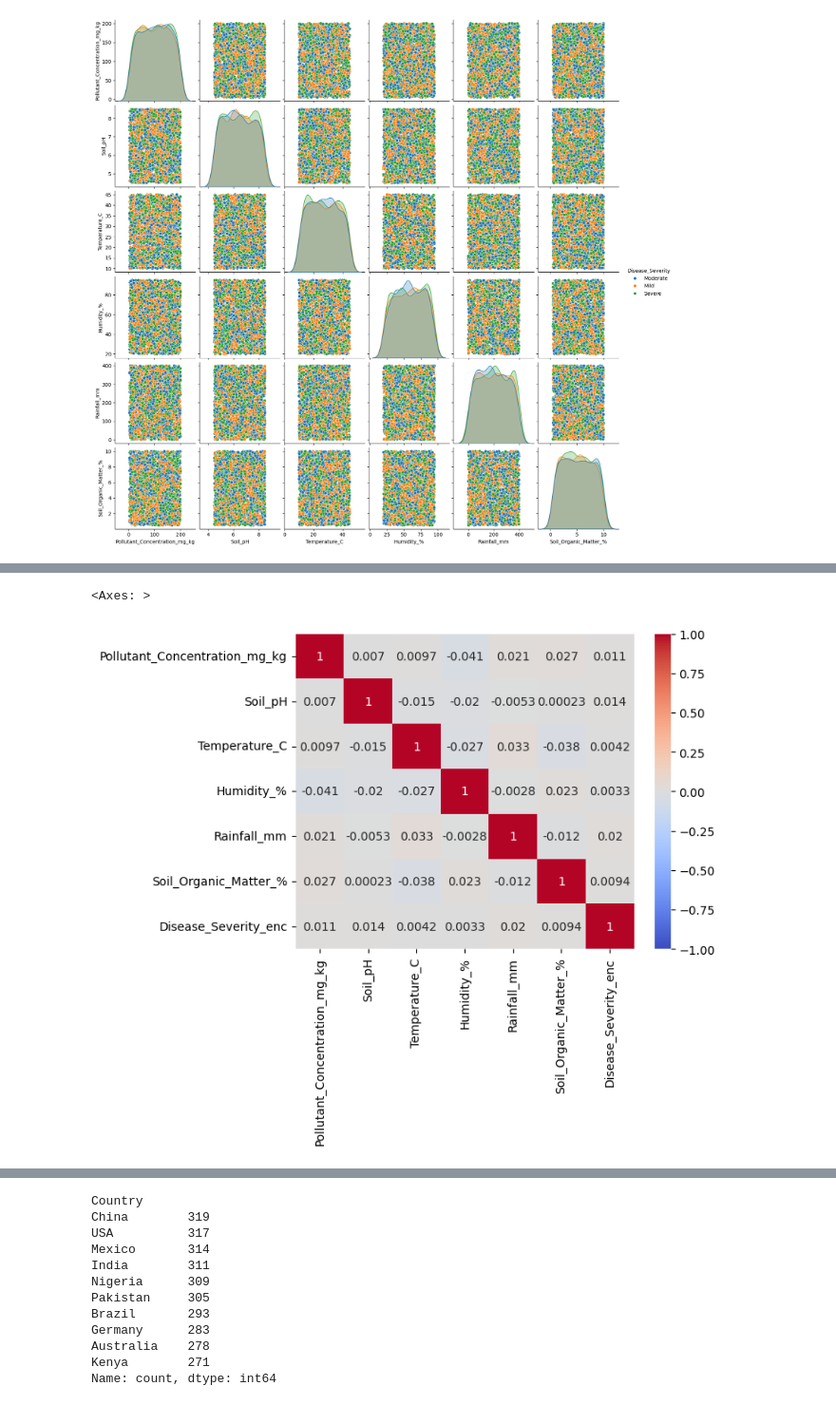
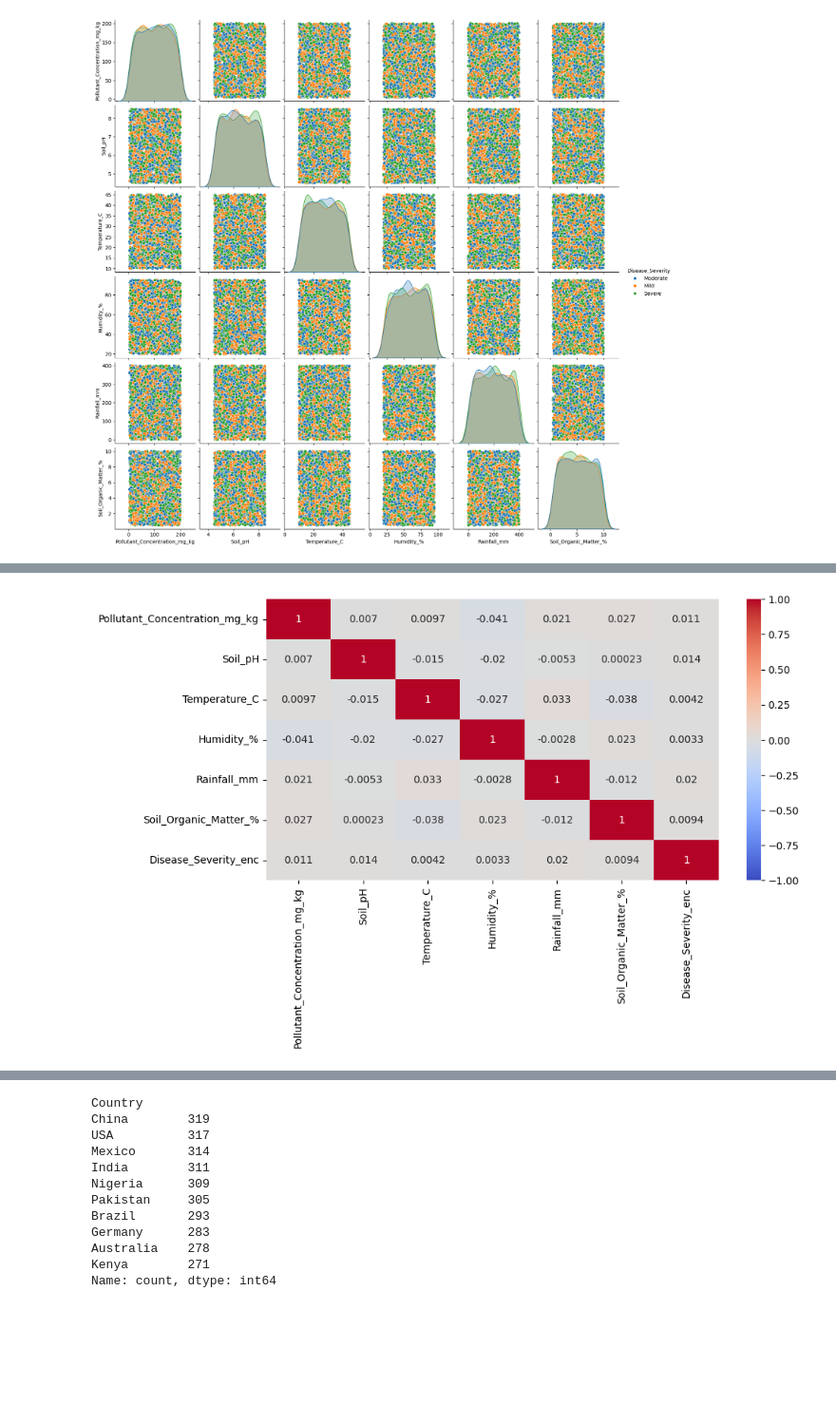
Before and after one commit to AGC79/proyecto_machine_learning_agc, a Jupyter notebook: presentacion_proyecto_ml.ipynb, the cells around one changed output, grey strips where cells are left out. Shown at 95% size. Saved outputs shown, nothing was run; the diff lists cells and outputs as text; code cells hidden in the pictures; blank space fills up the shorter version.

```diff
--- a/presentacion_proyecto_ml.ipynb
+++ b/presentacion_proyecto_ml.ipynb
@@ -154,10 +154,11 @@ df.corr(numeric_only=True)
 | Soil_Organic_Matter_% | 0.027290 | 0.000226 | -0.037816 | 0.022800 | -0.012259 | 1.000000 | ... |
 | Disease_Severity_enc | 0.011126 | 0.013532 | 0.004225 | 0.003310 | 0.019984 | 0.009417 | ... |
 # %%
-sns.heatmap(df.corr(numeric_only=True), annot = True, vmin=-1, cmap="coolwarm")
+plt.figure(figsize=(10, 5))
+sns.heatmap(df.corr(numeric_only=True), annot=True, vmin=-1, cmap="coolwarm")
+plt.show()
 # %% [output]
-<Axes: >
-[figure, old version]
+[figure, new version]
 # %% [markdown]
 Las variables numéricas tienen un bajísima correlación lineal, pero pueden existir correlaciones no lineales o depender de interacciones con otras variables.
 
```
Also changed, not shown: parts of 4 cells of this notebook.
